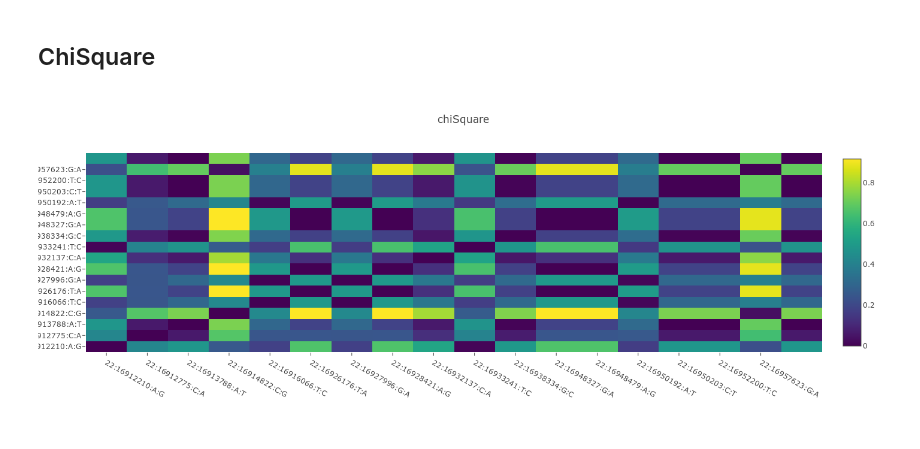
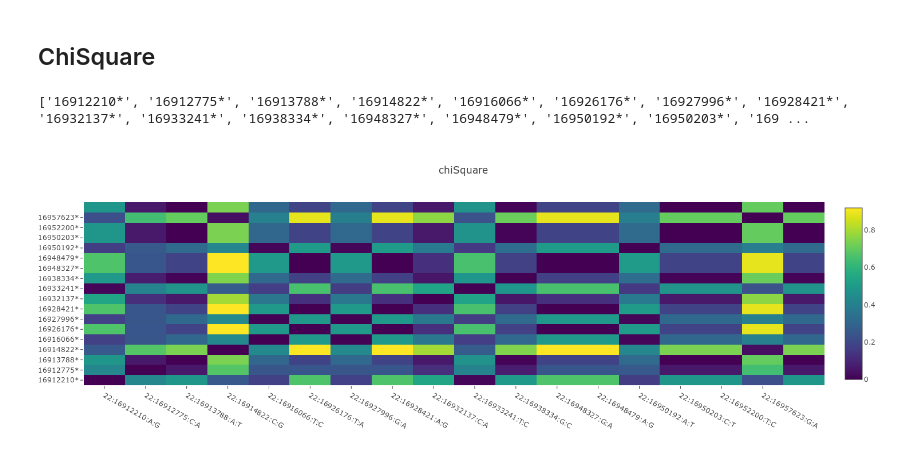
Before and after one commit to opencb/oskar, a Jupyter notebook: oskar-spark/src/main/python/notebooks/stats.ipynb, the cells around one changed output. Drawn from its saved outputs; the diff is of its cells as text; code cells hidden in the pictures.

```diff
--- a/oskar-spark/src/main/python/notebooks/stats.ipynb
+++ b/oskar-spark/src/main/python/notebooks/stats.ipynb
@@ -238,28 +238,30 @@ py.iplot(fig, filename='dendrogram')
 # %%
 import numpy as np
 import plotly.graph_objs as go
 import plotly.offline as py
 from plotly.offline import get_plotlyjs, init_notebook_mode
 
 init_notebook_mode(connected=True)
 
 statsDF = oskar.stats(df, studyId="hgvauser@platinum:illumina_platinum", missingAsReference=True)
 dfSLC = statsDF.filter(array_contains(genes("annotation"), "SLC9B1P4"))
 
 pandasFisher = oskar.fisher(dfSLC, "hgvauser@platinum:illumina_platinum", "KK").select("id", col("Fisher p-value").alias("fisher")).toPandas()
 pandasChiSquare = oskar.chiSquare(dfSLC, "hgvauser@platinum:illumina_platinum", "KK").select("id", col("ChiSquare p-value").alias("chiSquare")).toPandas()
 
 labels=pandasFisher["id"].tolist()
+labelsPosition=[i.split(':', 3)[1] + "*" for i in labels]
 
 dim = len(labels)
 X = np.zeros((dim, dim))
 for i in range(dim):
     for j in range(dim):
         X[j, i] = np.absolute(pandasChiSquare["chiSquare"][i] - pandasChiSquare["chiSquare"][j])
 
-trace = go.Heatmap(x=labels, y=labels, z=X, colorscale='Viridis')
+trace = go.Heatmap(x=labels, y=labelsPosition, z=X, colorscale='Viridis')
 fig = go.Figure(data=[trace])
 fig['layout'].update({'width':1440, 'height':500, 'title':'chiSquare'})
 py.iplot(fig, filename='annotated_heatmap_color')
 # %% [output]
+['16912210*', '16912775*', '16913788*', '16914822*', '16916066*', '16926176*', '16927996*', '16928421*', '16932137*', '16933241*', '16938334*', '16948327*', '16948479*', '16950192*', '16950203*', '169 ...
-[figure, old version]
+[figure, new version]
```
Also changed, not shown: parts of 1 cell of this notebook, 1 other file.
